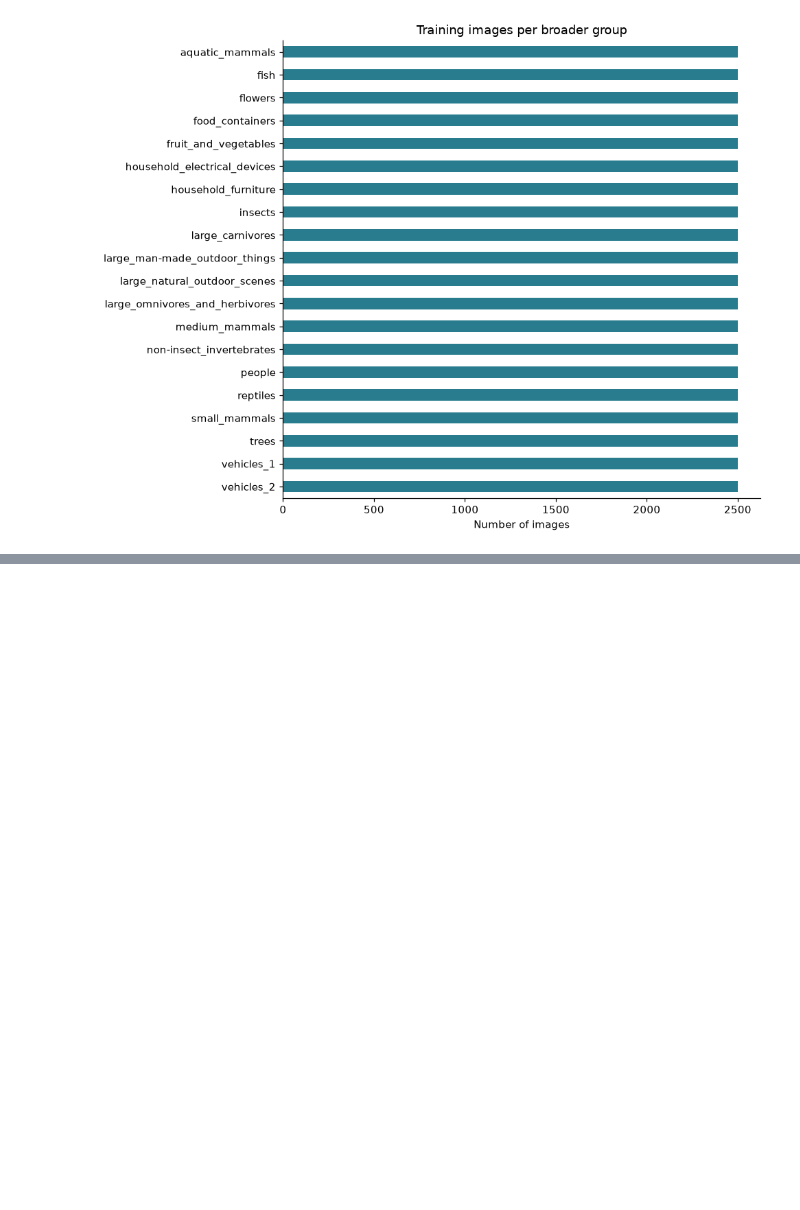
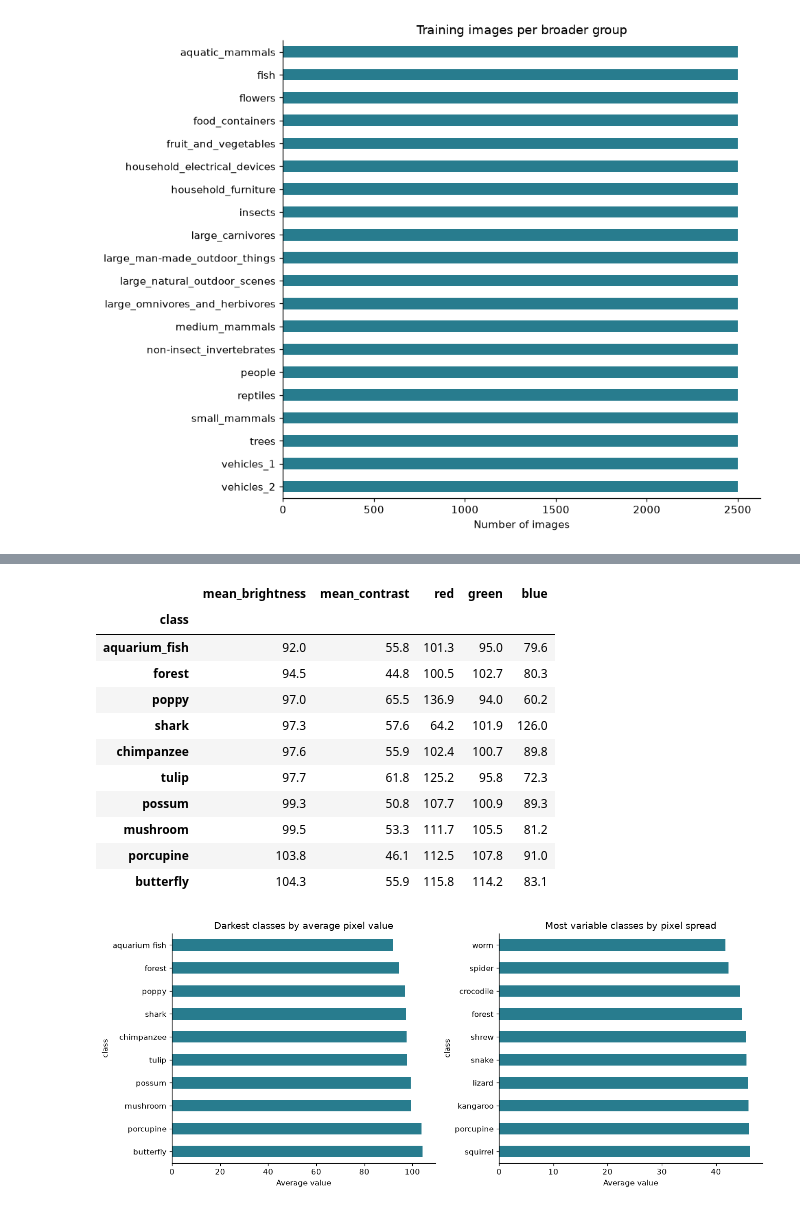
Before and after one commit to Catpockets/sdm-vision-reliability, a Jupyter notebook: notebooks/01_cifar100_eda.ipynb, the cells around one changed output, grey strips where cells are left out. Saved outputs shown, nothing was run; the diff lists cells and outputs as text; code cells hidden in the pictures; blank space fills up the shorter version.

```diff
--- a/notebooks/01_cifar100_eda.ipynb
+++ b/notebooks/01_cifar100_eda.ipynb
@@ -178,0 +230,47 @@ plt.show()
+# %%
+# How much do image statistics vary by class?
+
+image_stats = pd.DataFrame({
+    "brightness": images.mean(axis=(1, 2, 3)),
+    "contrast": images.std(axis=(1, 2, 3)),
+    "red": images[..., 0].mean(axis=(1, 2)),
+    "green": images[..., 1].mean(axis=(1, 2)),
+    "blue": images[..., 2].mean(axis=(1, 2)),
+})
+class_stats = labels.join(image_stats).groupby("class").agg(
+    mean_brightness=("brightness", "mean"),
+    mean_contrast=("contrast", "mean"),
+    red=("red", "mean"),
+    green=("green", "mean"),
+    blue=("blue", "mean"),
+)
+display(class_stats.sort_values("mean_brightness").head(10).round(1))
+
+fig, axes = plt.subplots(1, 2, figsize=(12, 5))
+for ax, column, title in zip(
+    axes,
+    ["mean_brightness", "mean_contrast"],
+    ["Darkest classes by average pixel value", "Most variable classes by pixel spread"],
+):
+    values = class_stats[column].sort_values().head(10)
+    values.index = values.index.str.replace("_", " ")
+    values.plot.barh(ax=ax, color="#287c8e")
+    ax.set_title(title)
+    ax.set_xlabel("Average value")
+    ax.invert_yaxis()
+plt.tight_layout()
+plt.show()
+# %% [output]
+|  | mean_brightness | mean_contrast | red | green | blue |
+| class |  |  |  |  |  |
+| aquarium_fish | 92.0 | 55.8 | 101.3 | 95.0 | 79.6 |
+| forest | 94.5 | 44.8 | 100.5 | 102.7 | 80.3 |
+| poppy | 97.0 | 65.5 | 136.9 | 94.0 | 60.2 |
+| shark | 97.3 | 57.6 | 64.2 | 101.9 | 126.0 |
+| chimpanzee | 97.6 | 55.9 | 102.4 | 100.7 | 89.8 |
+| tulip | 97.7 | 61.8 | 125.2 | 95.8 | 72.3 |
+| possum | 99.3 | 50.8 | 107.7 | 100.9 | 89.3 |
+| mushroom | 99.5 | 53.3 | 111.7 | 105.5 | 81.2 |
+| porcupine | 103.8 | 46.1 | 112.5 | 107.8 | 91.0 |
+| butterfly | 104.3 | 55.9 | 115.8 | 114.2 | 83.1 |
+[figure, added]
```
Also changed, not shown: parts of 1 cell of this notebook.
